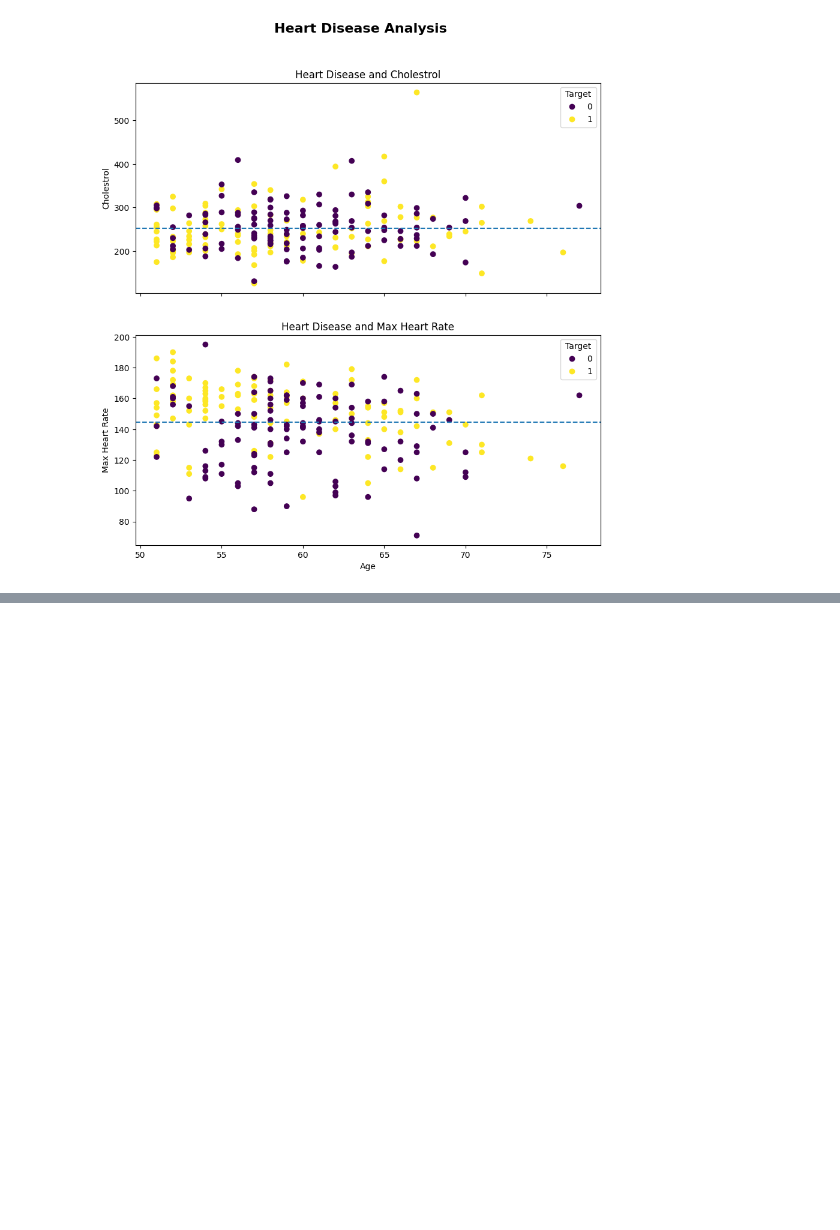
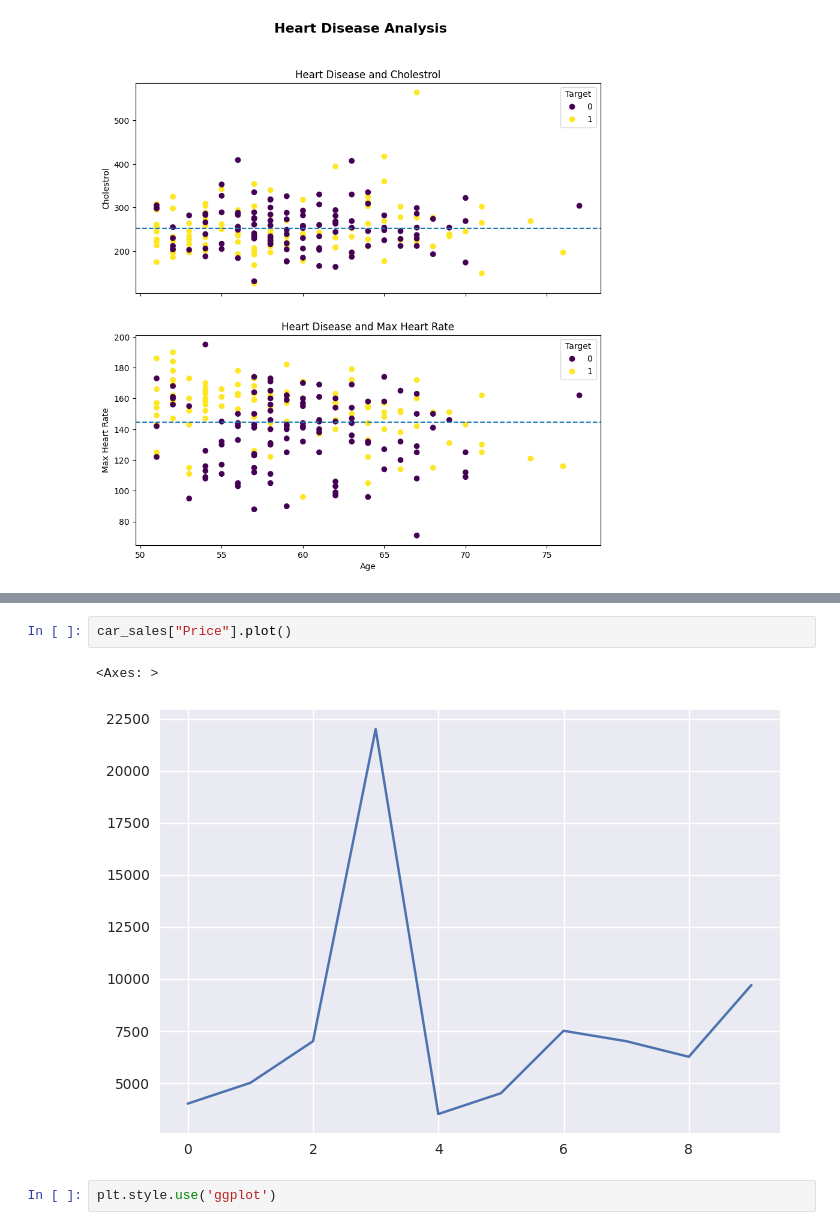
Before and after one commit to gnigam87/ML, a Jupyter notebook: NumpyPandasMatplotlib/Matplotlib_Intro.ipynb, the cells around one changed output, grey strips where cells are left out. Cells and saved outputs as stored; diff of their text form; blank space fills up the shorter version.

```diff
--- a/NumpyPandasMatplotlib/Matplotlib_Intro.ipynb
+++ b/NumpyPandasMatplotlib/Matplotlib_Intro.ipynb
@@ -546,0 +585,7 @@ fig.suptitle("Heart Disease Analysis", fontsize=16, fontweight="bold");
+# %%
+car_sales["Price"].plot()
+# %% [output]
+<Axes: >
+[figure, added]
+# %%
+plt.style.use('ggplot')
```
Also changed, not shown: parts of 16 cells of this notebook.
